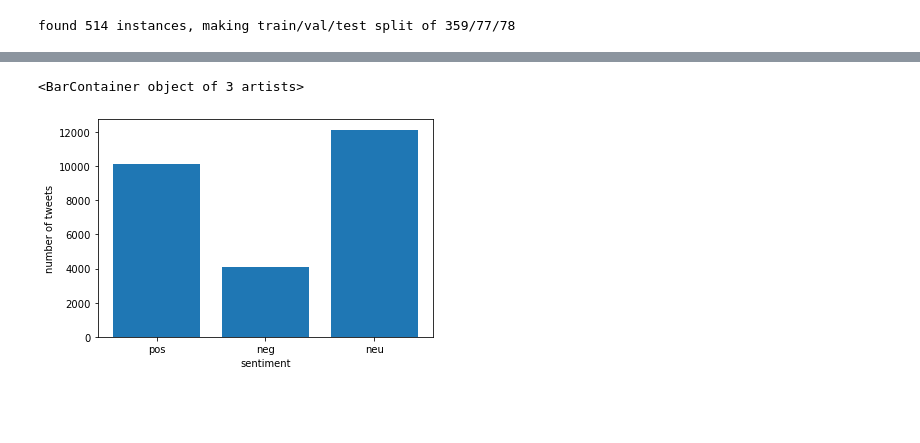
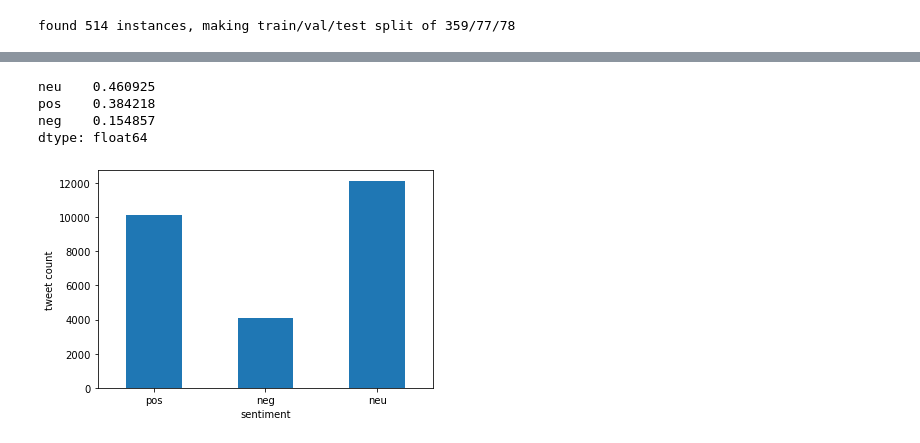
Before and after one commit to fagan2888/nlp-final-project, a Jupyter notebook: playground.ipynb, the cells around one changed output, grey strips where cells are left out. Drawn from its saved outputs; the diff is of its cells as text; code cells hidden in the pictures; blank space fills up the shorter version.

```diff
--- a/playground.ipynb
+++ b/playground.ipynb
@@ -57,13 +65,16 @@ found 514 instances, making train/val/test split of 359/77/78
 # %%
 x = tweet_data['compound']
-pos = sum(x >= 0.05)
-neg = sum(x <= -0.05)
-neu = len(x) - pos - neg
+sent = pd.Series(['pos' if xi >= 0.05 else 'neg' if xi <= -0.05 else 'neu' for xi in x])
 plt.xlabel('sentiment')
-plt.ylabel('number of tweets')
-plt.bar(['pos', 'neg', 'neu'], [pos, neg, neu])
+plt.ylabel('tweet count')
+sent.value_counts().reindex(['pos', 'neg', 'neu']).plot(kind='bar', rot=0)
 plt.savefig('figures/sent_counts.png')
+
+sent.value_counts() / len(sent)
 # %% [output]
-<BarContainer object of 3 artists>
+neu    0.460925
+pos    0.384218
+neg    0.154857
+dtype: float64
-[figure, old version]
+[figure, new version]
 # %%
```
Also changed, not shown: parts of 6 cells of this notebook, 12 other files.
